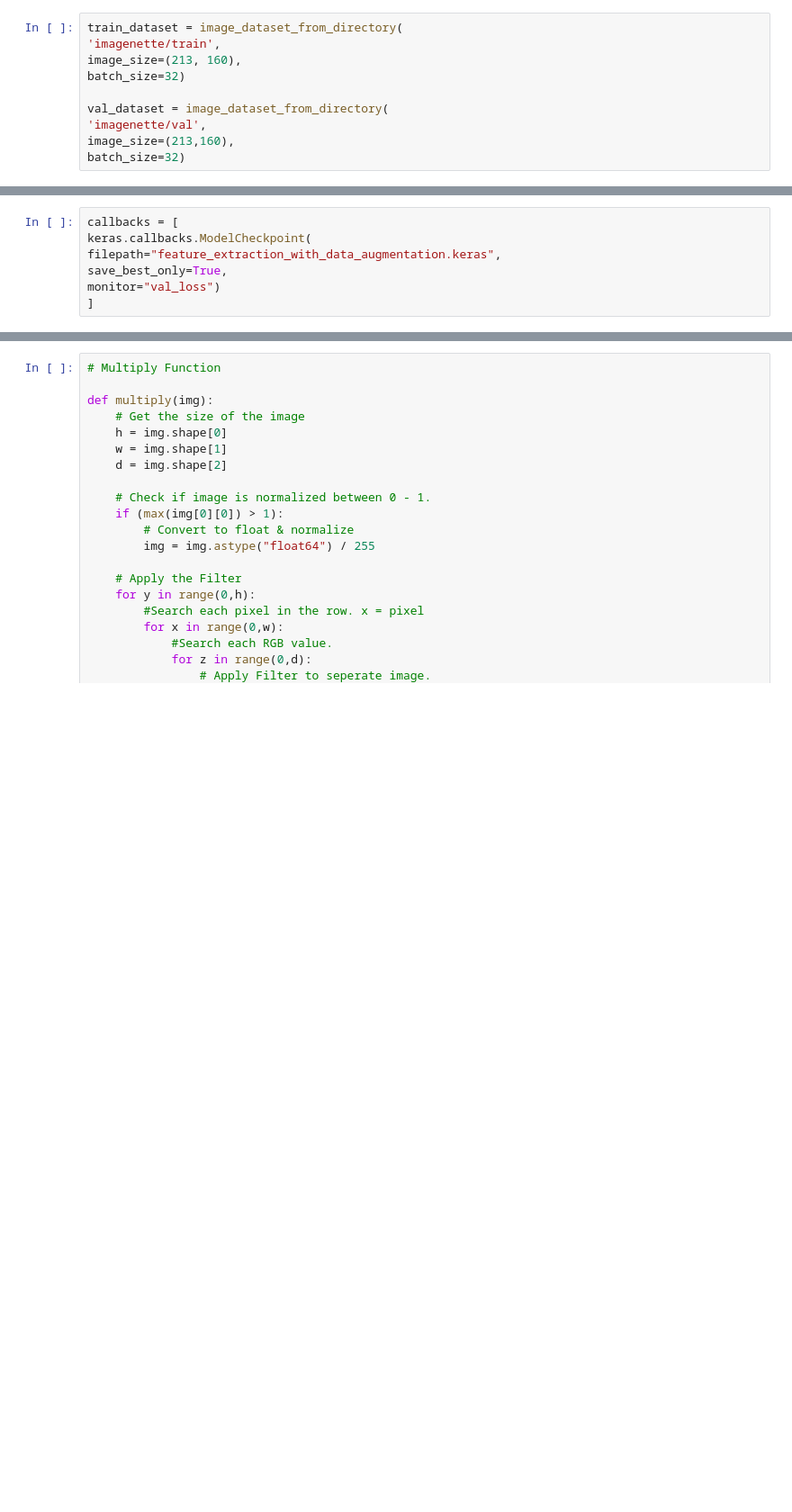
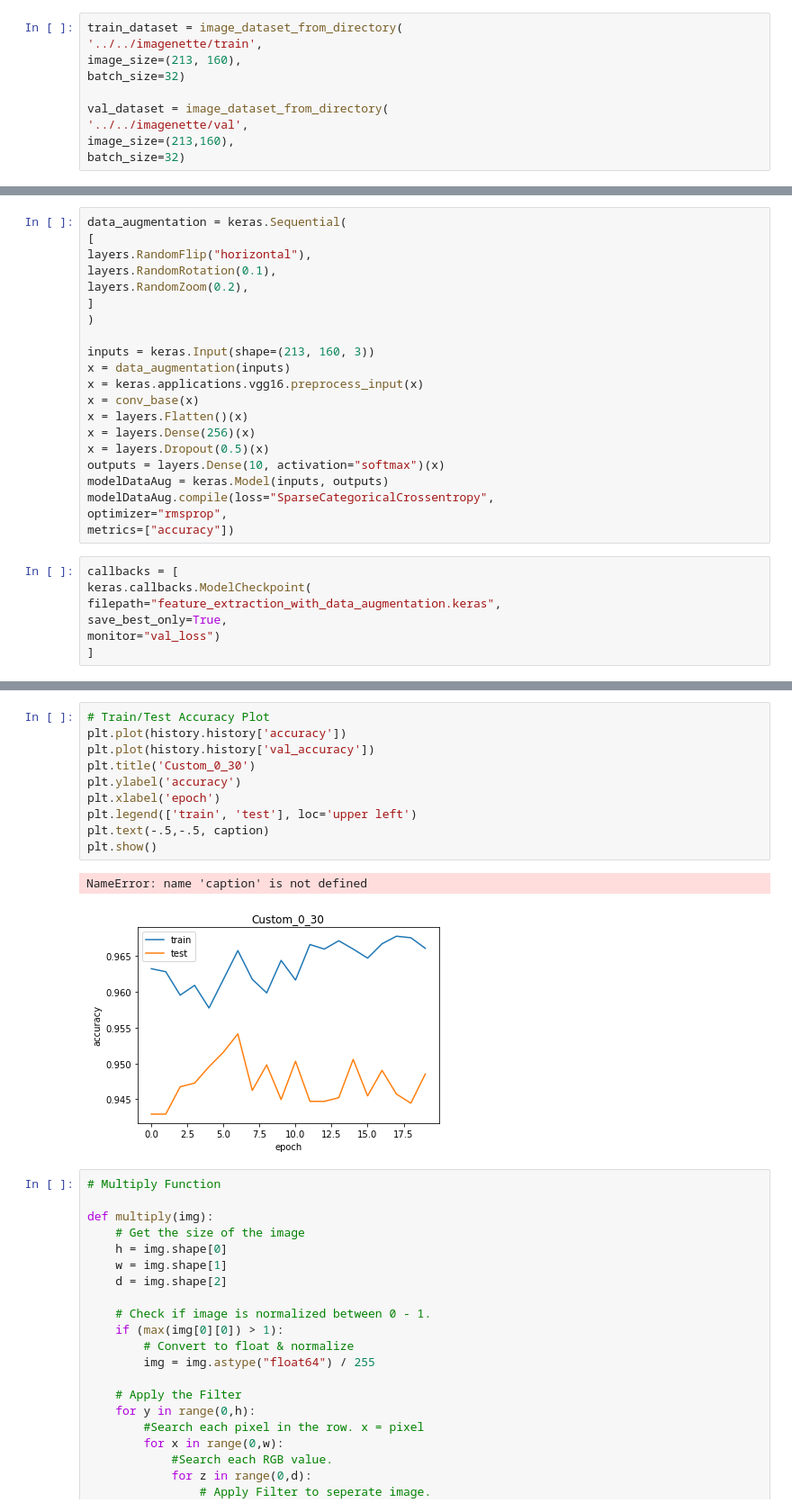
Before and after one commit to currymike123/Thesis_LDR, a Jupyter notebook: Research/imagenette.ipynb, the cells around one changed output, grey strips where cells are left out. Shown at 90% size. Cells and saved outputs as stored; diff of their text form; blank space fills up the shorter version.

```diff
--- a/Research/imagenette.ipynb
+++ b/Research/imagenette.ipynb
@@ -32,11 +38,11 @@ ds, info = tfds.load('imagenette/160px-v2', with_info=True, as_supervised=True)
 # %%
 train_dataset = image_dataset_from_directory(
-'imagenette/train',
+'../../imagenette/train',
 image_size=(213, 160),
 batch_size=32)
 
 val_dataset = image_dataset_from_directory(
-'imagenette/val',
+'../../imagenette/val',
 image_size=(213,160),
 batch_size=32)
 # %% [output]
@@ -83,3 +133,24 @@ metrics=["accuracy"])
+# %%
+data_augmentation = keras.Sequential(
+[
+layers.RandomFlip("horizontal"),
+layers.RandomRotation(0.1),
+layers.RandomZoom(0.2),
+]
+)
+
+inputs = keras.Input(shape=(213, 160, 3))
+x = data_augmentation(inputs)
+x = keras.applications.vgg16.preprocess_input(x)
+x = conv_base(x)
+x = layers.Flatten()(x)
+x = layers.Dense(256)(x)
+x = layers.Dropout(0.5)(x)
+outputs = layers.Dense(10, activation="softmax")(x)
+modelDataAug = keras.Model(inputs, outputs)
+modelDataAug.compile(loss="SparseCategoricalCrossentropy",
+optimizer="rmsprop",
+metrics=["accuracy"])
 # %%
 callbacks = [
 keras.callbacks.ModelCheckpoint(
@@ -114,3 +185,16 @@ Epoch 50/50
+# %%
+# Train/Test Accuracy Plot
+plt.plot(history.history['accuracy'])
+plt.plot(history.history['val_accuracy'])
+plt.title('Custom_0_30')
+plt.ylabel('accuracy')
+plt.xlabel('epoch')
+plt.legend(['train', 'test'], loc='upper left')
+plt.text(-.5,-.5, caption)
+plt.show()
+# %% [output]
+NameError: name 'caption' is not defined
+[figure, added]
 # %%
 # Multiply Function
 
```
Also changed, not shown: parts of 14 cells of this notebook, 2 other files.
